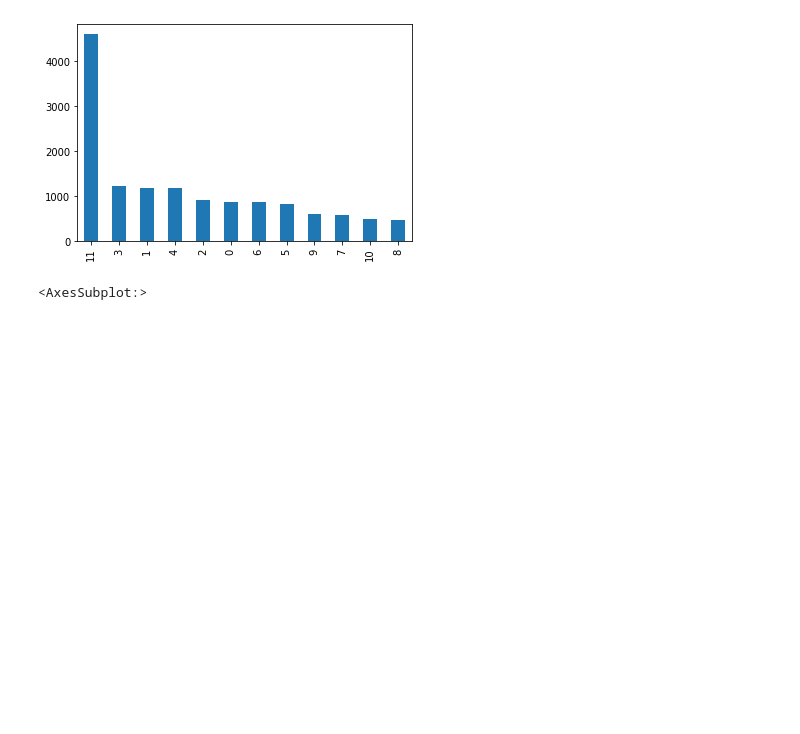
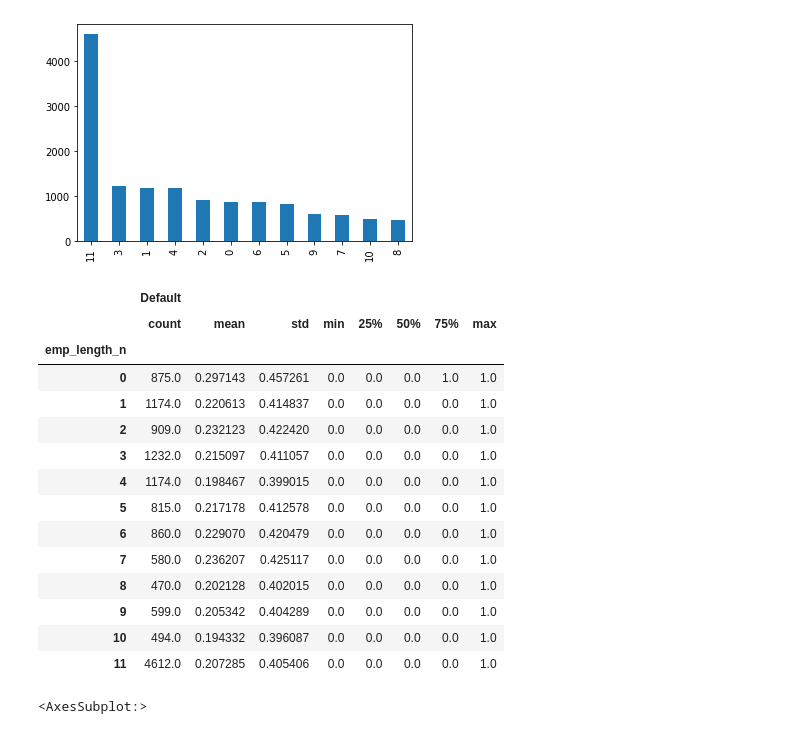
Before and after one commit to mario-sanz/IA2-Practicas, a Jupyter notebook: Lab1/P1_clustering.ipynb, the cells around one changed output. Cells and saved outputs as stored; diff of their text form; code cells hidden in the pictures; blank space fills up the shorter version.

```diff
--- a/Lab1/P1_clustering.ipynb
+++ b/Lab1/P1_clustering.ipynb
@@ -175,6 +185,24 @@ df_cat['emp_length_n'].value_counts().plot.bar()
 # %% [output]
 <AxesSubplot:>
 [figure]
+# %%
+df_cat.groupby('emp_length_n').describe()
+# %% [output]
+|  | Default |  |  |  |  |  |  |  |
+|  | count | mean | std | min | 25% | 50% | 75% | max |
+| emp_length_n |  |  |  |  |  |  |  |  |
+| 0 | 875.0 | 0.297143 | 0.457261 | 0.0 | 0.0 | 0.0 | 1.0 | 1.0 |
+| 1 | 1174.0 | 0.220613 | 0.414837 | 0.0 | 0.0 | 0.0 | 0.0 | 1.0 |
+| 2 | 909.0 | 0.232123 | 0.422420 | 0.0 | 0.0 | 0.0 | 0.0 | 1.0 |
+| 3 | 1232.0 | 0.215097 | 0.411057 | 0.0 | 0.0 | 0.0 | 0.0 | 1.0 |
+| 4 | 1174.0 | 0.198467 | 0.399015 | 0.0 | 0.0 | 0.0 | 0.0 | 1.0 |
+| 5 | 815.0 | 0.217178 | 0.412578 | 0.0 | 0.0 | 0.0 | 0.0 | 1.0 |
+| 6 | 860.0 | 0.229070 | 0.420479 | 0.0 | 0.0 | 0.0 | 0.0 | 1.0 |
+| 7 | 580.0 | 0.236207 | 0.425117 | 0.0 | 0.0 | 0.0 | 0.0 | 1.0 |
+| 8 | 470.0 | 0.202128 | 0.402015 | 0.0 | 0.0 | 0.0 | 0.0 | 1.0 |
+| 9 | 599.0 | 0.205342 | 0.404289 | 0.0 | 0.0 | 0.0 | 0.0 | 1.0 |
+| 10 | 494.0 | 0.194332 | 0.396087 | 0.0 | 0.0 | 0.0 | 0.0 | 1.0 |
+| 11 | 4612.0 | 0.207285 | 0.405406 | 0.0 | 0.0 | 0.0 | 0.0 | 1.0 |
 # %%
 df_cat['Default'].value_counts().plot.bar()
 # %% [output]
```
Also changed, not shown: parts of 12 cells of this notebook, 3 other files.
